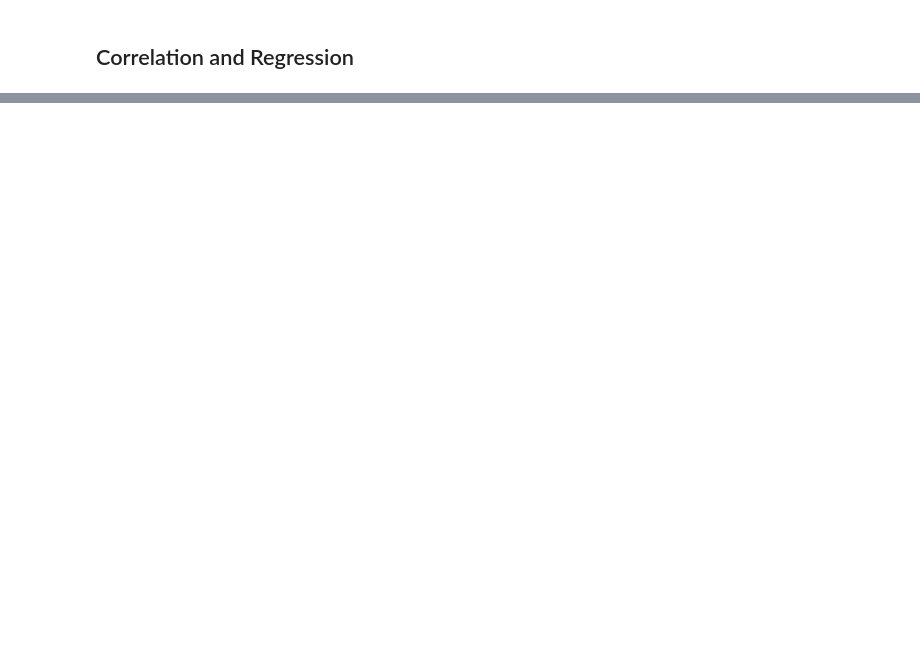
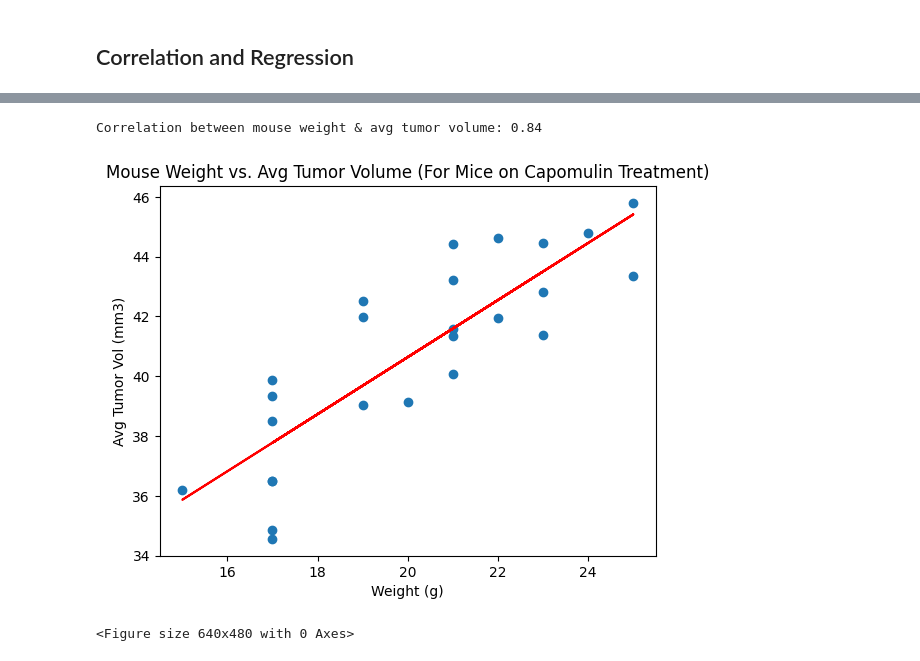
Before and after one commit to makennavick/visualization-challenge, a Jupyter notebook: pymaceuticals_starter.ipynb, the cells around one changed output, grey strips where cells are left out. Drawn from its saved outputs; the diff is of its cells as text; code cells hidden in the pictures; blank space fills up the shorter version.

```diff
--- a/pymaceuticals_starter.ipynb
+++ b/pymaceuticals_starter.ipynb
@@ -335,0 +299,24 @@ The correlation between mouse weight and the average tumor volume is 0.84
+# %%
+# Calculate the correlation coefficient and a linear regression model
+# for mouse weight and average observed tumor volume for the entire Capomulin regimen
+x, y = plot_this_one_df['Weight (g)'], plot_this_one_df['Tumor Volume (mm3)']
+(slope, intercept, rvalue, pvalue, stderr) = linregress(x,y)
+
+# Print r-value
+print(f'Correlation between mouse weight & avg tumor volume: {round(rvalue, 2)}')
+
+# Replot the data & the linear regression model
+regress_values = x * slope + intercept
+line_eq = "y = " + str(round(slope,2)) + "x + " + str(round(intercept,2))
+plt.scatter(x,y)
+plt.plot(x,regress_values,"r-")
+plt.annotate(line_eq,(5.8,0.8),fontsize=15,color="red")
+plt.xlabel('Weight (g)')
+plt.ylabel('Avg Tumor Vol (mm3)')
+plt.title('Mouse Weight vs. Avg Tumor Volume (For Mice on Capomulin Treatment)')
+plt.show()
+plt.savefig('analysis/capomulin_weight_vs_volume.png')
+# %% [output]
+Correlation between mouse weight & avg tumor volume: 0.84
+[figure, added]
+<Figure size 640x480 with 0 Axes>
```
Also changed, not shown: parts of 16 cells of this notebook, 4 other files.
